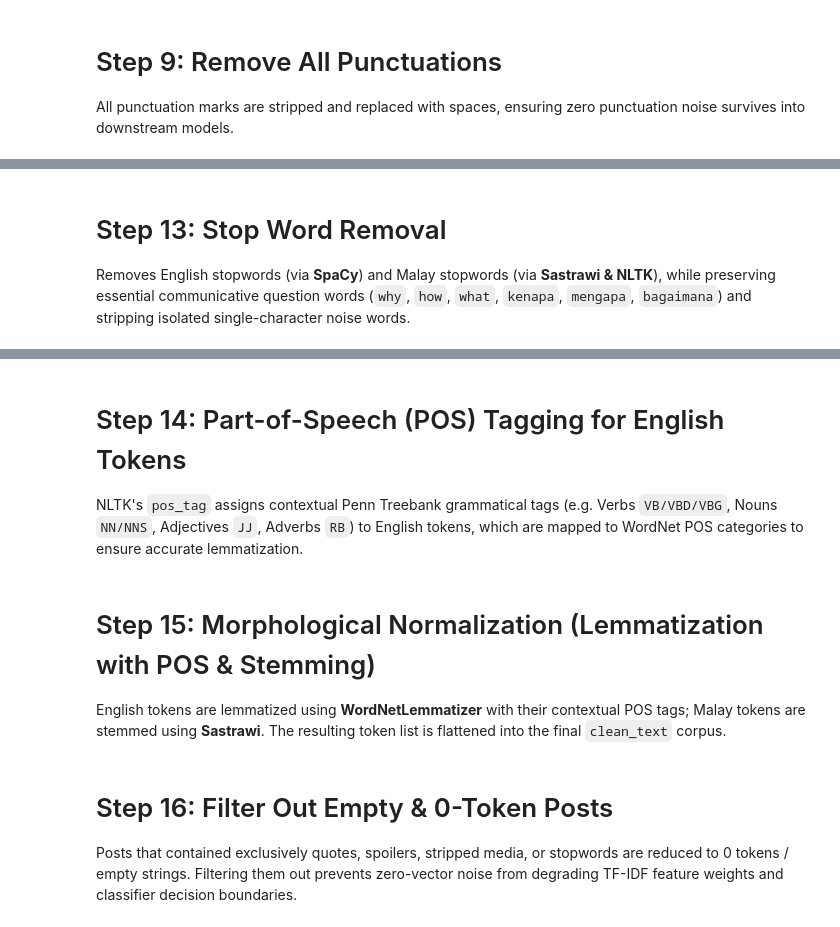
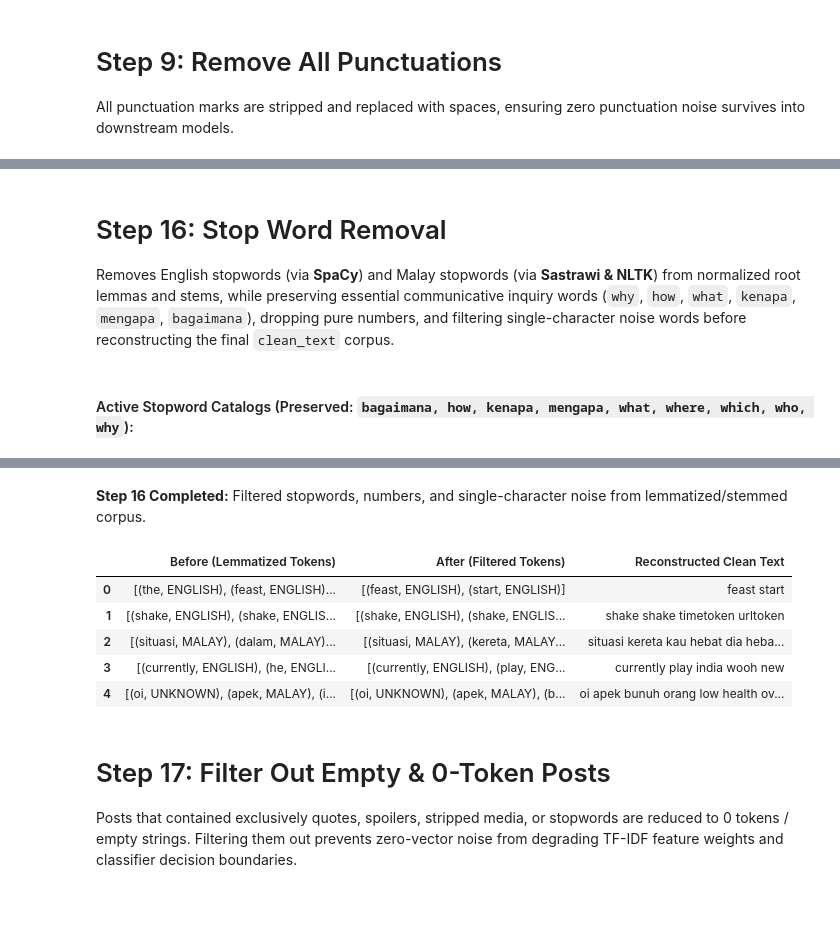
Before and after one commit to wjnotl/online-forum-communicative-intent-classification, a Jupyter notebook: intent classification.ipynb, the cells around one changed output, grey strips where cells are left out. Drawn from its saved outputs; the diff is of its cells as text; code cells hidden in the pictures.

```diff
--- a/intent classification.ipynb
+++ b/intent classification.ipynb
@@ -601,8 +798,8 @@ CURRENCY_SUFFIX = r'(?:sen|cents?|ringgit|dollars?|myr|rm|usd|sgd|aud|rp)'
 
 PRICE_REGEX = re.compile(
     rf'(?:'
-    rf'(?<!\w){CURRENCY_PREFIX}\s*(?:\d{1,3}(?:,\d{3})+|\d+)(?:[.,]\d+)?(?:\s*k\b)?|'
-    rf'\b(?:\d{1,3}(?:,\d{3})+|\d+)(?:[.,]\d+)?\s*{CURRENCY_SUFFIX}\b'
+    rf'\b{CURRENCY_PREFIX}\s*\d+(?:[\.,]\d+)?(?:\s*k\b)?(?:\s*(?:[-–~]|to)\s*(?:{CURRENCY_PREFIX}\s*)?\d+(?:[\.,]\d+)?(?:\s*k\b)?)?|'
+    rf'\b\d+(?:[\.,]\d+)?(?:\s*k\b)?(?:\s*(?:[-–~]|to)\s*\d+(?:[\.,]\d+)?(?:\s*k\b)?)?\s*{CURRENCY_SUFFIX}\b'
     rf')',
     re.IGNORECASE
 )
@@ -891,0 +1187,17 @@ show_step_diff(prev_step, df['clean_text'], "Step 9: Remove All Punctuations")
+# %%
+def split_and_remove_numbers(text):
+    if not isinstance(text, str):
+        return ""
+    if not text.strip():
+        return text
+    # Split letter-to-digit and digit-to-letter boundaries
+    text = re.sub(r'(?<=[a-zA-Z])(?=\d)|(?<=\d)(?=[a-zA-Z])', ' ', text)
+    # Remove all standalone numbers/digits (preserves alphabet masking tokens)
+    text = re.sub(r'\b\d+\b', ' ', text)
+    # Collapse multiple whitespaces
+    return re.sub(r'\s+', ' ', text).strip()
+
+# Apply Step 10
+prev_step = df['clean_text'].copy()
+df['clean_text'] = df['clean_text'].apply(split_and_remove_numbers)
+show_step_diff(prev_step, df['clean_text'], "Step 10: Split Alphanumerics & Remove Numbers")
@@ -975,13 +1417,12 @@ display(sample_tagged_df)
 # %% [markdown]
-# Step 13: Stop Word Removal
-Removes English stopwords (via **SpaCy**) and Malay stopwords (via **Sastrawi & NLTK**), while preserving essential communicative question words (`why`, `how`, `what`, `kenapa`, `mengapa`, `bagaimana`) and stripping isolated single-character noise words.
+# Step 16: Stop Word Removal
+Removes English stopwords (via **SpaCy**) and Malay stopwords (via **Sastrawi & NLTK**) from normalized root lemmas and stems, while preserving essential communicative inquiry words (`why`, `how`, `what`, `kenapa`, `mengapa`, `bagaimana`), dropping pure numbers, and filtering single-character noise words before reconstructing the final `clean_text` corpus.
 # %%
 from spacy.lang.en.stop_words import STOP_WORDS as SPACY_STOPWORDS
 from Sastrawi.StopWordRemover.StopWordRemoverFactory import StopWordRemoverFactory
 
 # Essential inquiry keywords preserved to maintain strong feature signals for Inquiry intent
 PRESERVED_WORDS = {'why', 'how', 'what', 'which', 'where', 'who', 'kenapa', 'mengapa', 'bagaimana'}
-
 ENGLISH_STOPWORDS = set(SPACY_STOPWORDS) - PRESERVED_WORDS
 sastrawi_stop_factory = StopWordRemoverFactory()
 MALAY_STOPWORDS = set(sastrawi_stop_factory.get_stop_words()) - PRESERVED_WORDS
@@ -991,24 +1432,31 @@ printmd(f"#### Active Stopword Catalogs (Preserved: `{', '.join(sorted(PRESERVED
 printmd(f"**English Stopwords ({len(ENGLISH_STOPWORDS)} words via SpaCy):**\n`{', '.join(sorted(ENGLISH_STOPWORDS))}`")
 printmd(f"**Malay Stopwords ({len(MALAY_STOPWORDS)} words via Sastrawi):**\n`{', '.join(sorted(MALAY_STOPWORDS))}`")
 
-def remove_stopwords(tagged_tokens):
+def remove_stopwords(morph_tokens):
     cleaned = []
-    for word, tag in tagged_tokens:
+    for word, tag in morph_tokens:
         word_lower = word.lower()
         if tag == "ENGLISH" and word_lower in ENGLISH_STOPWORDS:
             continue
         elif tag == "MALAY" and word_lower in MALAY_STOPWORDS:
             continue
-        # Also drop single-letter noise words (e.g. isolated 'i')
-        if len(word) > 1 or word.isdigit() or word_lower in MASKING_TAGS:
+        # Drop pure digits/numbers
+        if word.isdigit():
+            continue
+        # Drop single-letter noise words (e.g. isolated 'i') while preserving masking tokens
+        if len(word) > 1 or word_lower in MASKING_TAGS:
             cleaned.append((word, tag))
     return cleaned
 
-# Apply Step 13
-df['filtered_tokens'] = df['tagged_tokens'].apply(remove_stopwords)
-printmd("**Step 13 Completed:** Filtered out stopwords and single-character noise.")
+# Apply Step 16
+df['filtered_tokens'] = df['morph_tokens'].apply(remove_stopwords)
+df['clean_text'] = df['filtered_tokens'].apply(lambda t_list: ' '.join([t[0] for t in t_list]))
+printmd("**Step 16 Completed:** Filtered stopwords, numbers, and single-character noise from lemmatized/stemmed corpus.")
 sample_stopwords_df = pd.DataFrame({
-    "Before (Tagged Tokens)": df['tagged_tokens'].head(5),
-    "After (Filtered Tokens)": df['filtered_tokens'].head(5)
+    "Before (Lemmatized Tokens)": df['morph_tokens'].head(5),
+    "After (Filtered Tokens)": df['filtered_tokens'].head(5),
+    "Reconstructed Clean Text": df['clean_text'].head(5)
 })
 display(sample_stopwords_df)
+# %% [output]
+#### Active Stopword Catalogs (Preserved: `bagaimana, how, kenapa, mengapa, what, where, which, who, why`):
@@ -1015,3 +1467,7 @@ display(sample_stopwords_df)
+**Step 16 Completed:** Filtered stopwords, numbers, and single-character noise from lemmatized/stemmed corpus.
+|  | Before (Lemmatized Tokens) | After (Filtered Tokens) | Reconstructed Clean Text |
+| 0 | [(the, ENGLISH), (feast, ENGLISH)... | [(feast, ENGLISH), (start, ENGLISH)] | feast start |
+| 1 | [(shake, ENGLISH), (shake, ENGLIS... | [(shake, ENGLISH), (shake, ENGLIS... | shake shake timetoken urltoken |
+| 2 | [(situasi, MALAY), (dalam, MALAY)... | [(situasi, MALAY), (kereta, MALAY... | situasi kereta kau hebat dia heba... |
+| 3 | [(currently, ENGLISH), (he, ENGLI... | [(currently, ENGLISH), (play, ENG... | currently play india wooh new |
+| 4 | [(oi, UNKNOWN), (apek, MALAY), (i... | [(oi, UNKNOWN), (apek, MALAY), (b... | oi apek bunuh orang low health ov... |
-# %% [markdown]
-# Step 14: Part-of-Speech (POS) Tagging for English Tokens
-NLTK's `pos_tag` assigns contextual Penn Treebank grammatical tags (e.g. Verbs `VB/VBD/VBG`, Nouns `NN/NNS`, Adjectives `JJ`, Adverbs `RB`) to English tokens, which are mapped to WordNet POS categories to ensure accurate lemmatization.
@@ -1064,3 +1473,0 @@ display(sample_pos_df)
-# %% [markdown]
-# Step 15: Morphological Normalization (Lemmatization with POS & Stemming)
-English tokens are lemmatized using **WordNetLemmatizer** with their contextual POS tags; Malay tokens are stemmed using **Sastrawi**. The resulting token list is flattened into the final `clean_text` corpus.
@@ -1099,5 +1474,5 @@ display(sample_morph_df)
 # %% [markdown]
-# Step 16: Filter Out Empty & 0-Token Posts
+# Step 17: Filter Out Empty & 0-Token Posts
 Posts that contained exclusively quotes, spoilers, stripped media, or stopwords are reduced to 0 tokens / empty strings. Filtering them out prevents zero-vector noise from degrading TF-IDF feature weights and classifier decision boundaries.
 # %%
 initial_total_rows = len(df)
```
Also changed, not shown: parts of 87 cells of this notebook, 1 other file.
